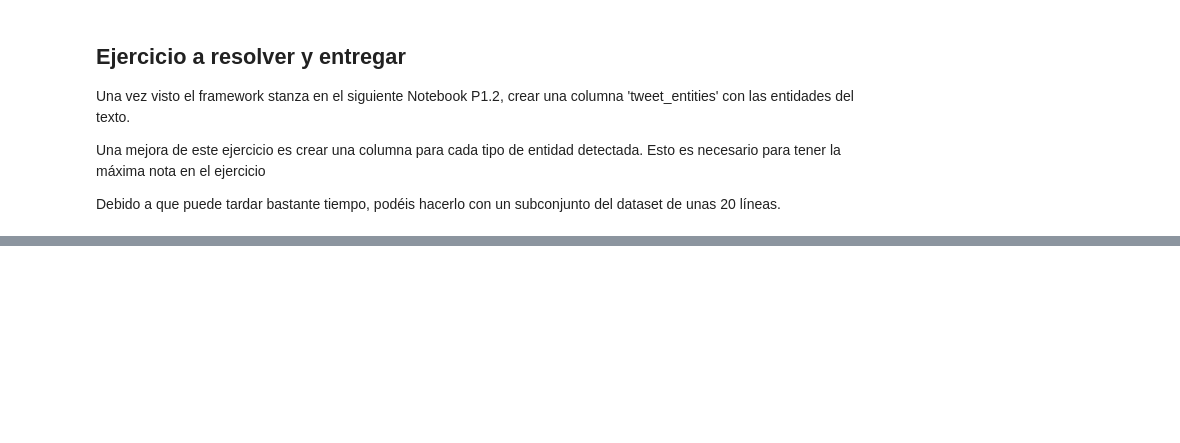
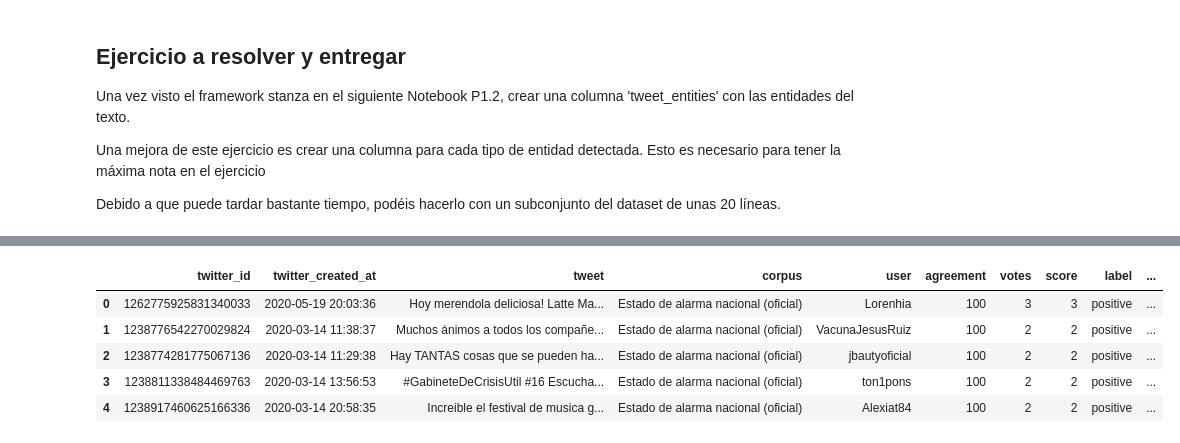
Before and after one commit to juanluserra/master_bigdata, a Jupyter notebook: TGINE/P1_1_AnalisisTextual.ipynb, the cells around one changed output, grey strips where cells are left out. Saved outputs shown, nothing was run; the diff lists cells and outputs as text; code cells hidden in the pictures; blank space fills up the shorter version.

```diff
--- a/TGINE/P1_1_AnalisisTextual.ipynb
+++ b/TGINE/P1_1_AnalisisTextual.ipynb
@@ -289,0 +321,11 @@ Debido a que puede tardar bastante tiempo, podéis hacerlo con un subconjunto de
+# %%
+data = pd.read_csv("datasetEspañol.csv", encoding="UTF-8")
+data = data.iloc[:20]
+data.head()
+# %% [output]
+|  | twitter_id | twitter_created_at | tweet | corpus | user | agreement | votes | score | label | ... |
+| 0 | 1262775925831340033 | 2020-05-19 20:03:36 | Hoy merendola deliciosa! Latte Ma... | Estado de alarma nacional (oficial) | Lorenhia | 100 | 3 | 3 | positive | ... |
+| 1 | 1238776542270029824 | 2020-03-14 11:38:37 | Muchos ánimos a todos los compañe... | Estado de alarma nacional (oficial) | VacunaJesusRuiz | 100 | 2 | 2 | positive | ... |
+| 2 | 1238774281775067136 | 2020-03-14 11:29:38 | Hay TANTAS cosas que se pueden ha... | Estado de alarma nacional (oficial) | jbautyoficial | 100 | 2 | 2 | positive | ... |
+| 3 | 1238811338484469763 | 2020-03-14 13:56:53 | #GabineteDeCrisisUtil #16 Escucha... | Estado de alarma nacional (oficial) | ton1pons | 100 | 2 | 2 | positive | ... |
+| 4 | 1238917460625166336 | 2020-03-14 20:58:35 | Increible el festival de musica g... | Estado de alarma nacional (oficial) | Alexiat84 | 100 | 2 | 2 | positive | ... |
```
Also changed, not shown: parts of 6 cells of this notebook.
